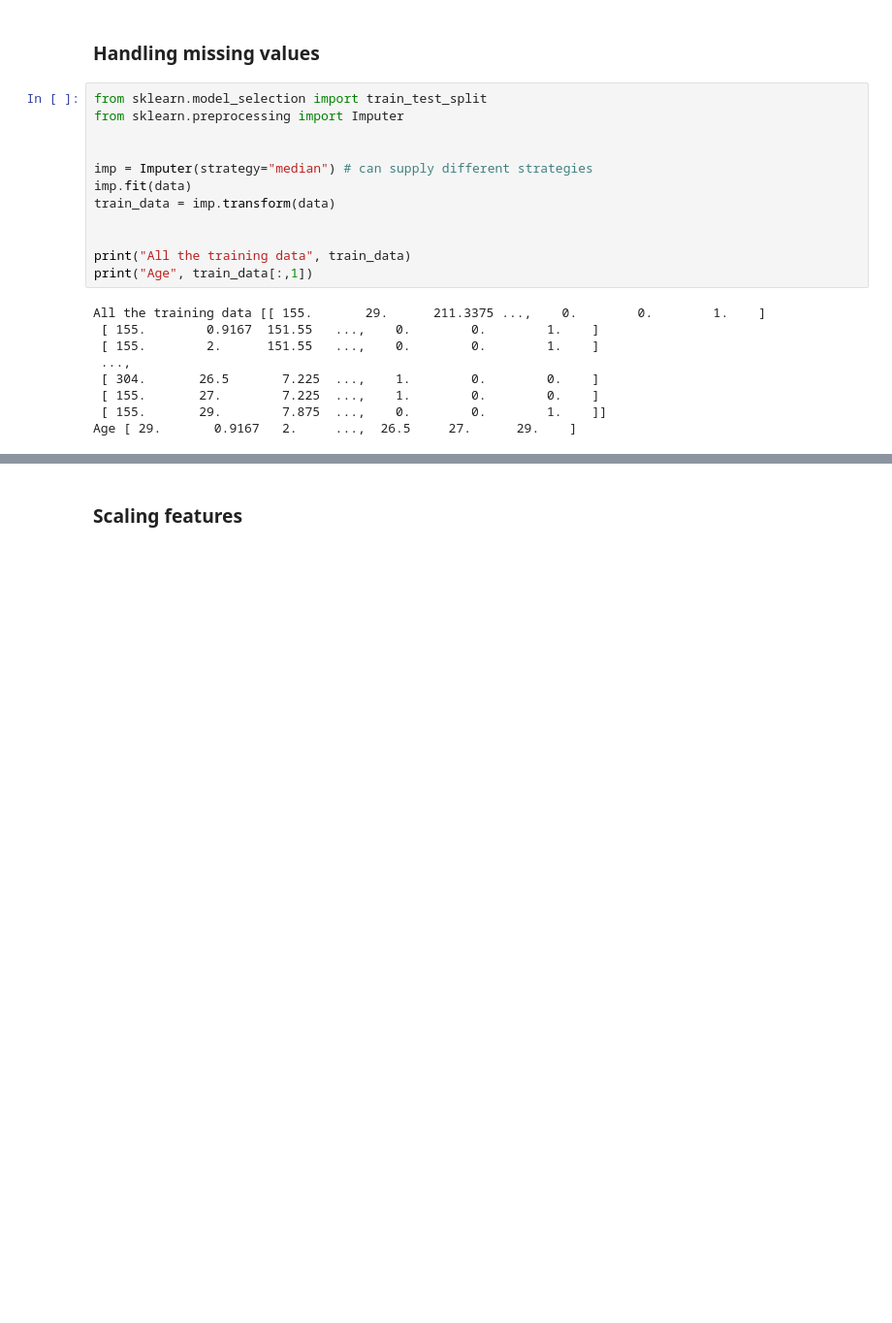
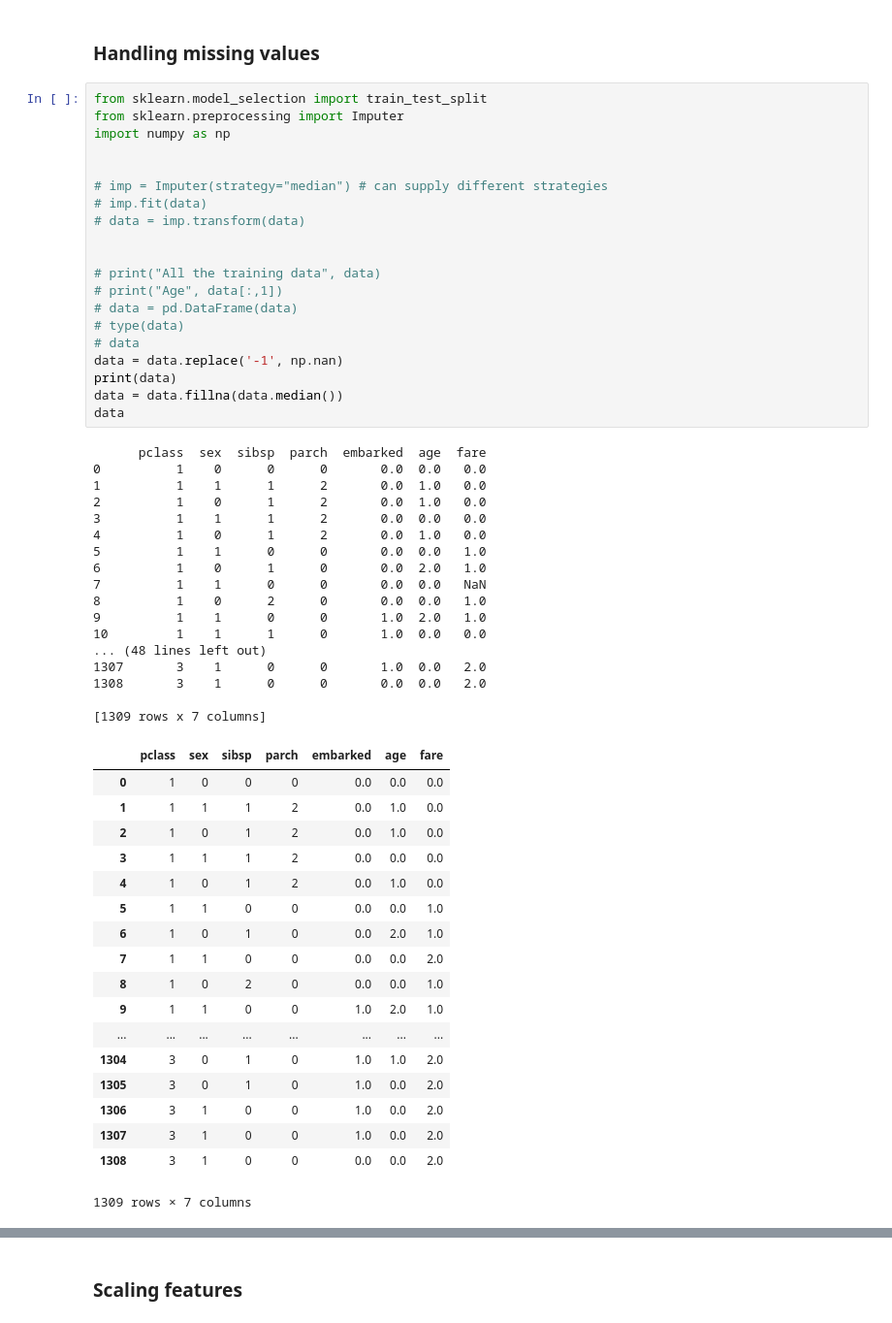
Before and after one commit to anniecherk/scikit_learn_and_keras_demo_fall_2017, a Jupyter notebook: Scikit-learn Demo.ipynb, the cells around one changed output, grey strips where cells are left out. Shown at 97% size. Cells and saved outputs as stored; diff of their text form; blank space fills up the shorter version.

```diff
--- a/Scikit-learn Demo.ipynb
+++ b/Scikit-learn Demo.ipynb
@@ -179,21 +268,56 @@ array([[      nan,   29.    ,  211.3375, ...,    0.    ,    0.    ,    1.    ],
 # %%
 from sklearn.model_selection import train_test_split
 from sklearn.preprocessing import Imputer
+import numpy as np
 
 
-imp = Imputer(strategy="median") # can supply different strategies
-imp.fit(data)
-train_data = imp.transform(data)
+# imp = Imputer(strategy="median") # can supply different strategies
+# imp.fit(data)
+# data = imp.transform(data)
 
 
-print("All the training data", train_data)
-print("Age", train_data[:,1])
+# print("All the training data", data)
+# print("Age", data[:,1])
+# data = pd.DataFrame(data)
+# type(data)
+# data
+data = data.replace('-1', np.nan)
+print(data)
+data = data.fillna(data.median())
+data
 # %% [output]
-All the training data [[ 155.       29.      211.3375 ...,    0.        0.        1.    ]
- [ 155.        0.9167  151.55   ...,    0.        0.        1.    ]
- [ 155.        2.      151.55   ...,    0.        0.        1.    ]
- ...,
- [ 304.       26.5       7.225  ...,    1.        0.        0.    ]
- [ 155.       27.        7.225  ...,    1.        0.        0.    ]
- [ 155.       29.        7.875  ...,    0.        0.        1.    ]]
-Age [ 29.       0.9167   2.     ...,  26.5     27.      29.    ]
+      pclass  sex  sibsp  parch  embarked  age  fare
+0          1    0      0      0       0.0  0.0   0.0
+1          1    1      1      2       0.0  1.0   0.0
+2          1    0      1      2       0.0  1.0   0.0
+3          1    1      1      2       0.0  0.0   0.0
+4          1    0      1      2       0.0  1.0   0.0
+5          1    1      0      0       0.0  0.0   1.0
+6          1    0      1      0       0.0  2.0   1.0
+7          1    1      0      0       0.0  0.0   NaN
+8          1    0      2      0       0.0  0.0   1.0
+9          1    1      0      0       1.0  2.0   1.0
+10         1    1      1      0       1.0  0.0   0.0
+... (48 lines left out)
+1307       3    1      0      0       1.0  0.0   2.0
+1308       3    1      0      0       0.0  0.0   2.0
+
+[1309 rows x 7 columns]
+|  | pclass | sex | sibsp | parch | embarked | age | fare |
+| 0 | 1 | 0 | 0 | 0 | 0.0 | 0.0 | 0.0 |
+| 1 | 1 | 1 | 1 | 2 | 0.0 | 1.0 | 0.0 |
+| 2 | 1 | 0 | 1 | 2 | 0.0 | 1.0 | 0.0 |
+| 3 | 1 | 1 | 1 | 2 | 0.0 | 0.0 | 0.0 |
+| 4 | 1 | 0 | 1 | 2 | 0.0 | 1.0 | 0.0 |
+| 5 | 1 | 1 | 0 | 0 | 0.0 | 0.0 | 1.0 |
+| 6 | 1 | 0 | 1 | 0 | 0.0 | 2.0 | 1.0 |
+| 7 | 1 | 1 | 0 | 0 | 0.0 | 0.0 | 2.0 |
+| 8 | 1 | 0 | 2 | 0 | 0.0 | 0.0 | 1.0 |
+| 9 | 1 | 1 | 0 | 0 | 1.0 | 2.0 | 1.0 |
+| ... | ... | ... | ... | ... | ... | ... | ... |
+| 1304 | 3 | 0 | 1 | 0 | 1.0 | 1.0 | 2.0 |
+| 1305 | 3 | 0 | 1 | 0 | 1.0 | 0.0 | 2.0 |
+| 1306 | 3 | 1 | 0 | 0 | 1.0 | 0.0 | 2.0 |
+| 1307 | 3 | 1 | 0 | 0 | 1.0 | 0.0 | 2.0 |
+| 1308 | 3 | 1 | 0 | 0 | 0.0 | 0.0 | 2.0 |
+1309 rows × 7 columns
```
Also changed, not shown: parts of 48 cells of this notebook.
